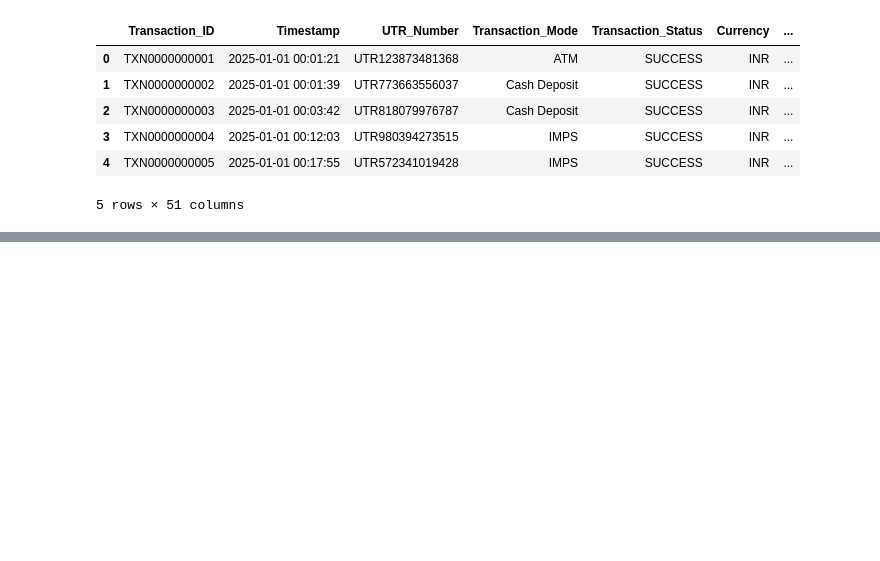
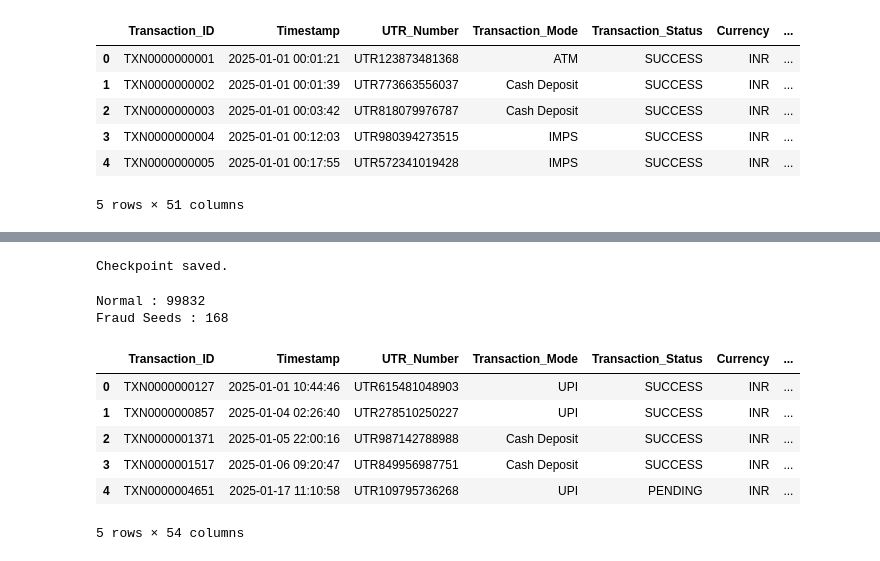
Before and after one commit to abhishek-3740/TRI-NETRA, a Jupyter notebook: bank_transactions_cleaning.ipynb, the cells around one changed output, grey strips where cells are left out. Drawn from its saved outputs; the diff is of its cells as text; code cells hidden in the pictures; blank space fills up the shorter version.

```diff
--- a/bank_transactions_cleaning.ipynb
+++ b/bank_transactions_cleaning.ipynb
@@ -1112,0 +1231,23 @@ bank_transactions.csv saved successfully.
+# %%
+fraud_df.to_csv(
+    "bank_transactions_with_cases.csv",
+    index=False
+)
+
+print("Checkpoint saved.")
+# %% [output]
+Checkpoint saved.
+# %%
+normal_df = fraud_df[
+    fraud_df["Fraud_Type"] == "Normal"
+].copy()
+
+fraud_seed_df = fraud_df[
+    fraud_df["Fraud_Type"] != "Normal"
+].copy()
+
+print("Normal :", len(normal_df))
+print("Fraud Seeds :", len(fraud_seed_df))
+# %% [output]
+Normal : 99832
+Fraud Seeds : 168
@@ -1112,0 +1293,14 @@ bank_transactions.csv saved successfully.
+# %%
+fraud_seed_df = fraud_seed_df.sort_values(
+    "Timestamp"
+).reset_index(drop=True)
+# %%
+fraud_seed_df.head()
+# %% [output]
+|  | Transaction_ID | Timestamp | UTR_Number | Transaction_Mode | Transaction_Status | Currency | ... |
+| 0 | TXN0000000127 | 2025-01-01 10:44:46 | UTR615481048903 | UPI | SUCCESS | INR | ... |
+| 1 | TXN0000000857 | 2025-01-04 02:26:40 | UTR278510250227 | UPI | SUCCESS | INR | ... |
+| 2 | TXN0000001371 | 2025-01-05 22:00:16 | UTR987142788988 | Cash Deposit | SUCCESS | INR | ... |
+| 3 | TXN0000001517 | 2025-01-06 09:20:47 | UTR849956987751 | Cash Deposit | SUCCESS | INR | ... |
+| 4 | TXN0000004651 | 2025-01-17 11:10:58 | UTR109795736268 | UPI | PENDING | INR | ... |
+5 rows × 54 columns
```
Also changed, not shown: parts of 31 cells of this notebook, 5 other files.
